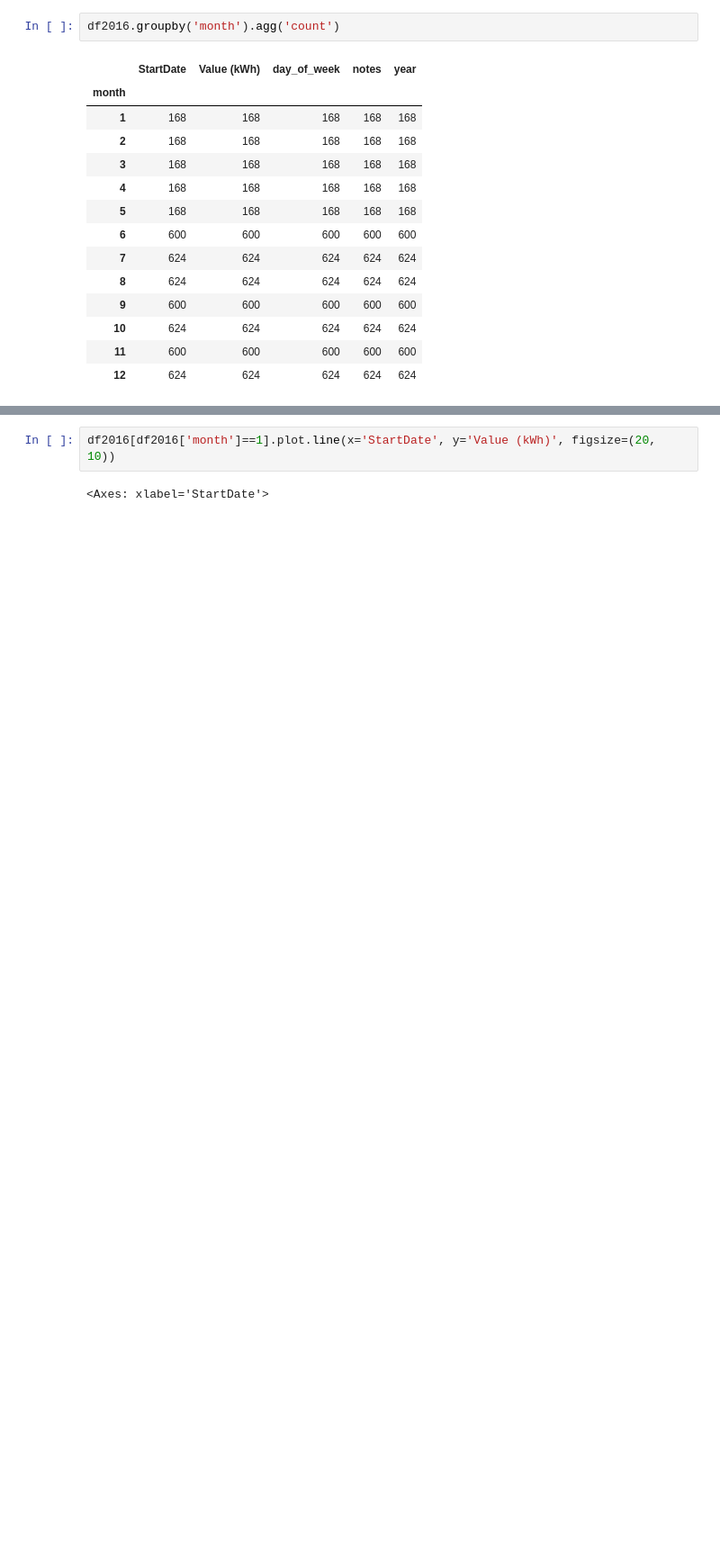
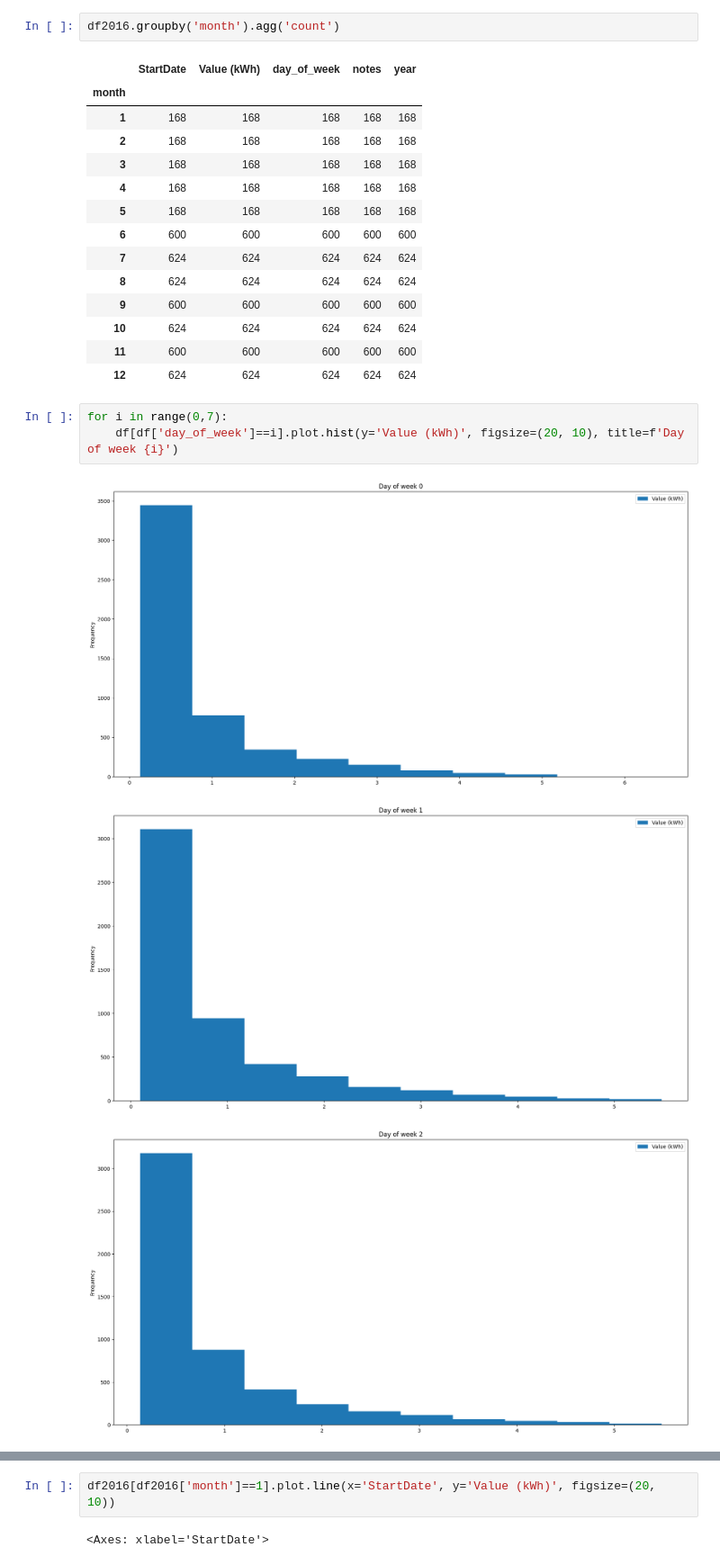
Before and after one commit to earaya1357/Time-Series-Analysis, a Jupyter notebook: TimeSeriesAnalysis.ipynb, the cells around one changed output, grey strips where cells are left out. Shown at 90% size. Drawn from its saved outputs; the diff is of its cells as text; blank space fills up the shorter version.

```diff
--- a/TimeSeriesAnalysis.ipynb
+++ b/TimeSeriesAnalysis.ipynb
@@ -136,3 +136,10 @@ df2016.groupby('month').agg('count')
 | 10 | 624 | 624 | 624 | 624 | 624 |
 | 11 | 600 | 600 | 600 | 600 | 600 |
 | 12 | 624 | 624 | 624 | 624 | 624 |
+# %%
+for i in range(0,7):
+    df[df['day_of_week']==i].plot.hist(y='Value (kWh)', figsize=(20, 10), title=f'Day of week {i}')
+# %% [output]
+[figure, added]
+[figure, added]
+[figure, added]
```
Also changed, not shown: parts of 8 cells of this notebook.
